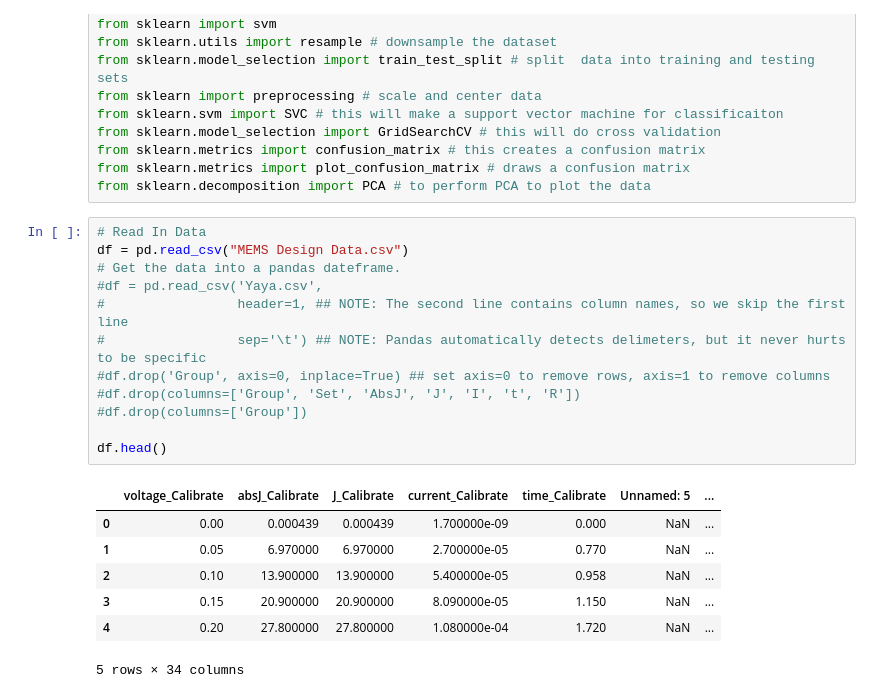
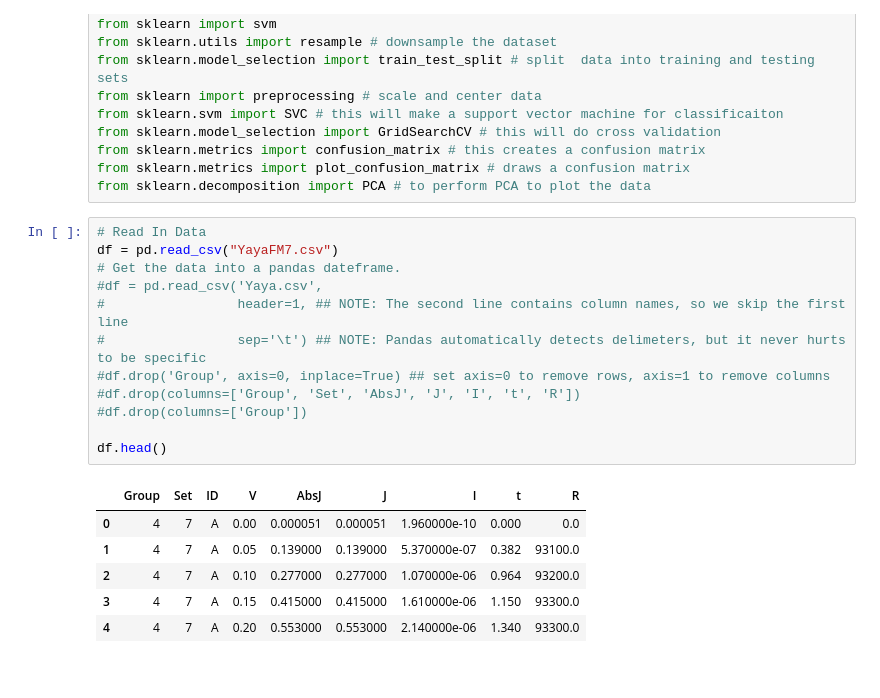
Before and after one commit to yahriels/MEMS-23, a Jupyter notebook: Machine Learning/Data Group 4/CYCLIC LIFE.ipynb, the cells around one changed output. Cells and saved outputs as stored; diff of their text form.

```diff
--- a/Machine Learning/Data Group 4/CYCLIC LIFE.ipynb
+++ b/Machine Learning/Data Group 4/CYCLIC LIFE.ipynb
@@ -35,24 +35,23 @@ from sklearn.metrics import plot_confusion_matrix # draws a confusion matrix
 from sklearn.decomposition import PCA # to perform PCA to plot the data
 # %%
 # Read In Data
-df = pd.read_csv("MEMS Design Data.csv")
+df = pd.read_csv("YayaFM7.csv")
 # Get the data into a pandas dateframe.
 #df = pd.read_csv('Yaya.csv',
 #                 header=1, ## NOTE: The second line contains column names, so we skip the first line
 #                 sep='\t') ## NOTE: Pandas automatically detects delimeters, but it never hurts to be specific
 #df.drop('Group', axis=0, inplace=True) ## set axis=0 to remove rows, axis=1 to remove columns
 #df.drop(columns=['Group', 'Set', 'AbsJ', 'J', 'I', 't', 'R'])
 #df.drop(columns=['Group'])
 
 df.head()
 # %% [output]
-|  | voltage_Calibrate | absJ_Calibrate | J_Calibrate | current_Calibrate | time_Calibrate | Unnamed: 5 | ... |
-| 0 | 0.00 | 0.000439 | 0.000439 | 1.700000e-09 | 0.000 | NaN | ... |
-| 1 | 0.05 | 6.970000 | 6.970000 | 2.700000e-05 | 0.770 | NaN | ... |
-| 2 | 0.10 | 13.900000 | 13.900000 | 5.400000e-05 | 0.958 | NaN | ... |
-| 3 | 0.15 | 20.900000 | 20.900000 | 8.090000e-05 | 1.150 | NaN | ... |
-| 4 | 0.20 | 27.800000 | 27.800000 | 1.080000e-04 | 1.720 | NaN | ... |
+|  | Group | Set | ID | V | AbsJ | J | I | t | R |
+| 0 | 4 | 7 | A | 0.00 | 0.000051 | 0.000051 | 1.960000e-10 | 0.000 | 0.0 |
+| 1 | 4 | 7 | A | 0.05 | 0.139000 | 0.139000 | 5.370000e-07 | 0.382 | 93100.0 |
+| 2 | 4 | 7 | A | 0.10 | 0.277000 | 0.277000 | 1.070000e-06 | 0.964 | 93200.0 |
+| 3 | 4 | 7 | A | 0.15 | 0.415000 | 0.415000 | 1.610000e-06 | 1.150 | 93300.0 |
+| 4 | 4 | 7 | A | 0.20 | 0.553000 | 0.553000 | 2.140000e-06 | 1.340 | 93300.0 |
-5 rows × 34 columns
 # %%
 
 # this makes a box plot sorted by experiment
```
Also changed, not shown: parts of 3 cells of this notebook, 4 other files.
